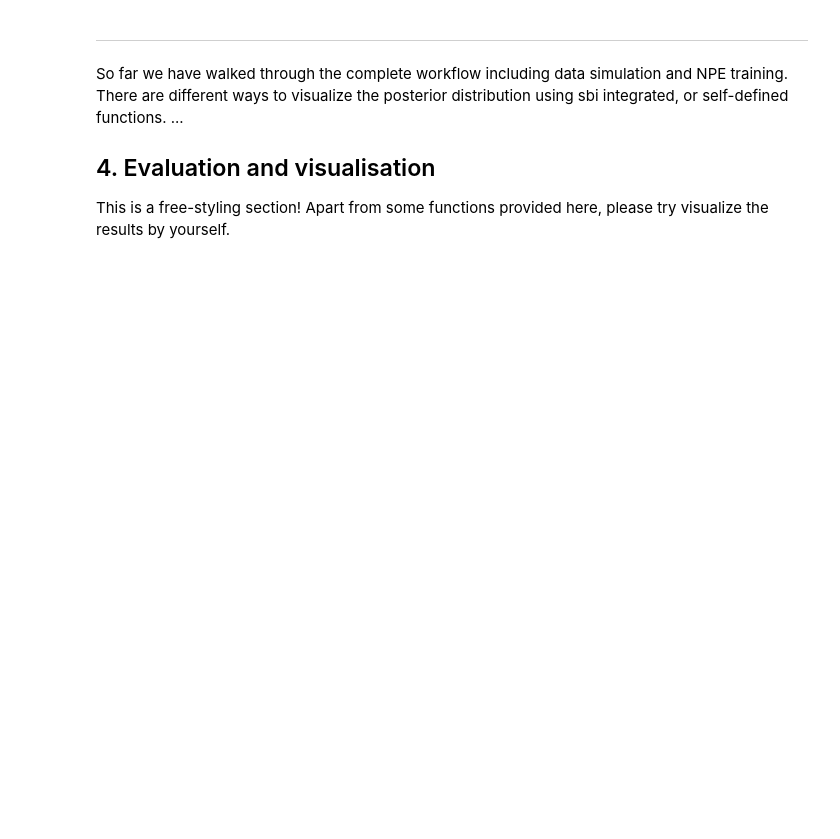
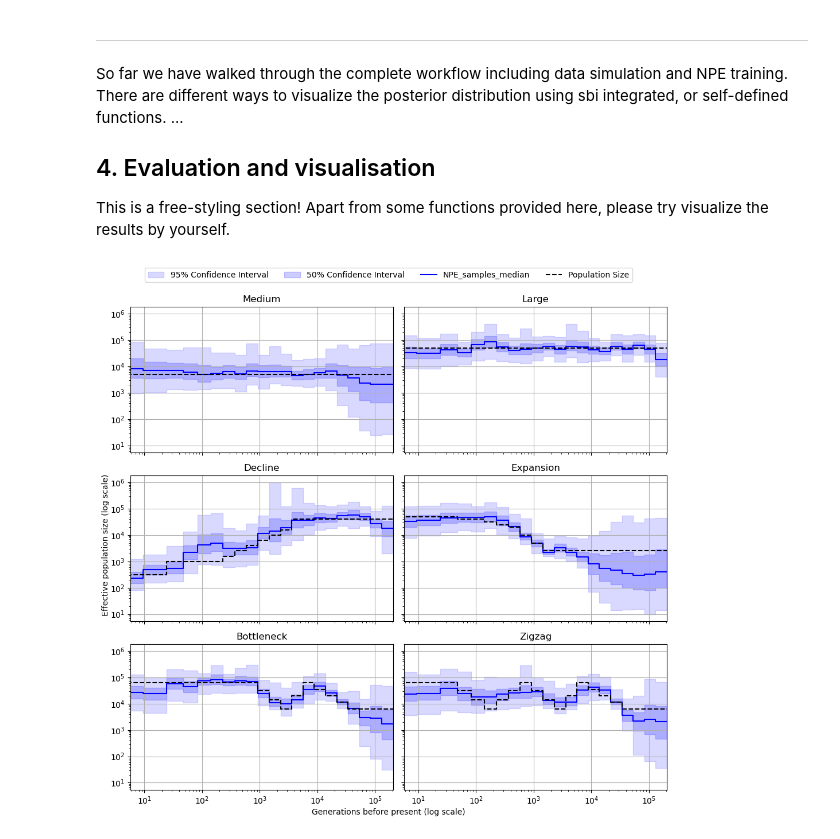
Before and after one commit to ningyuxin1999/InferDemo_SBI_Snakemake, a Jupyter notebook: sbi_snakemake.ipynb, the cells around one changed output. Saved outputs shown, nothing was run; the diff lists cells and outputs as text; code cells hidden in the pictures; blank space fills up the shorter version.

```diff
--- a/sbi_snakemake.ipynb
+++ b/sbi_snakemake.ipynb
@@ -206,7 +206,7 @@ sys.path.insert(1,'workflow/scripts/')
 import simulatePop
 
 # This network is trained on population sizes and summary statistics.
-posterior_path = 'posterior.pkl'
+posterior_path = 'posterior_AFS_LD.pkl'
 with open(posterior_path, 'rb') as f:
     pretrained_posterior = pickle.load(f)
 
@@ -216,7 +216,5 @@ observed_x = df_sum.iloc[test_index]
 true_params = df_std_pop_size.iloc[test_index]
 
 inferred_samples = pretrained_posterior.sample((1000,), x=observed_x)
-# inferred_mean = inferred_samples.mean(dim=0)
 inferred_samples
-# inferred_mean
 # %% [output]
@@ -489,14 +485,14 @@ def compute_sumstat(snp_data):
         df_sfs = mean_afs.set_index('N_indiv')
         df_sfs_out = df_sfs.loc[df_sfs['scenario'] == scenario]
         df_sfs_out = df_sfs_out.drop(columns=['scenario'])
-        df_sfs_out = df_sfs_out.stack(dropna=False)
+        df_sfs_out = df_sfs_out.stack(future_stack=True)
         df_sfs_out.index = df_sfs_out.index.map('{0[1]}_{0[0]}'.format)
         df_sfs_out = df_sfs_out.to_frame().T
         df_sfs_out = df_sfs_out.set_index([[scenario]])
 
         df_ld_out = mean_ld.loc[np.array(mean_ld['scenario'] == scenario)]
         df_ld_out = df_ld_out.drop(columns=['scenario'])
-        df_ld_out = df_ld_out.stack(dropna=False)
+        df_ld_out = df_ld_out.stack(future_stack=True)
         df_ld_out.index = df_ld_out.index.map('{0[1]}_{0[0]}'.format)
         df_ld_out = df_ld_out.to_frame().T
         df_ld_out = df_ld_out.set_index([[scenario]])
@@ -510,4 +506,6 @@ for v in sumstats:
     tt = pd.concat([tt,v])
 sumstats = tt.drop(columns=[c for c in tt.columns if c.startswith('mean_dist') or c.startswith('dist') or c.startswith('Count_')])
 sumstats.index.name='scenario'
+
+sumstats
 # %%
@@ -546,3 +545,11 @@ There are different ways to visualize the posterior distribution using sbi integ
 This is a free-styling section! Apart from some functions provided here, please try visualize the results by yourself.
 # %%
 # visualise the summary stats for testing 6 scenarios
+# %%
+# Unstandardize the predicted values
+import json
+
+with open('training_param.json', 'r') as file:
+    train_param = json.load(file)
+train_mean = torch.Tensor(list(train_param['train_mean'].values()))
+train_std = torch.Tensor(list(train_param['train_std'].values()))
@@ -548,0 +585,30 @@ This is a free-styling section! Apart from some functions provided here, please
+# %%
+# Create a figure and a grid of subplots
+fig, axs = plt.subplots(nrows=3, ncols=2, figsize=(10, 10), sharex=True, sharey=True)
+axs = axs.flatten()
+
+for i, (ax, sce) in enumerate(zip(axs, scenarios)):
+    samples = pretrained_posterior.sample((1000,), x=sumstats.loc[sce])
+    samples = np.exp(samples * train_std.numpy() + train_mean.numpy())
+    pred_with_CI(ax, population_time_demo, scenarios[sce], samples)
+
+max_population_time = max(population_time_demo)
+
+# Set the common x-axis limit for all subplots
+for ax,sce in zip(axs, scenarios):
+    ax.set_xlim(0,max_population_time)
+    ax.set_title(sce)
+
+# Collect legend handles and labels from the first axis
+handles, labels = axs[0].get_legend_handles_labels()
+
+# Create a single legend for the entire figure
+fig.legend(handles, labels,loc='upper center', bbox_to_anchor=(0.5, 0.99), ncol=4)
+
+# Set global x and y labels
+fig.text(0.5, 0.03, 'Generations before present (log scale)', ha='center')
+fig.text(0.0001, 0.5, 'Effective population size (log scale)', va='center', rotation='vertical')
+plt.tight_layout(rect=[0, 0.03, 1, 0.95])  # Adjust layout to make room for the legend and labels
+plt.show()
+# %% [output]
+[figure, added]
```
Also changed, not shown: parts of 11 cells of this notebook, 7 other files.
